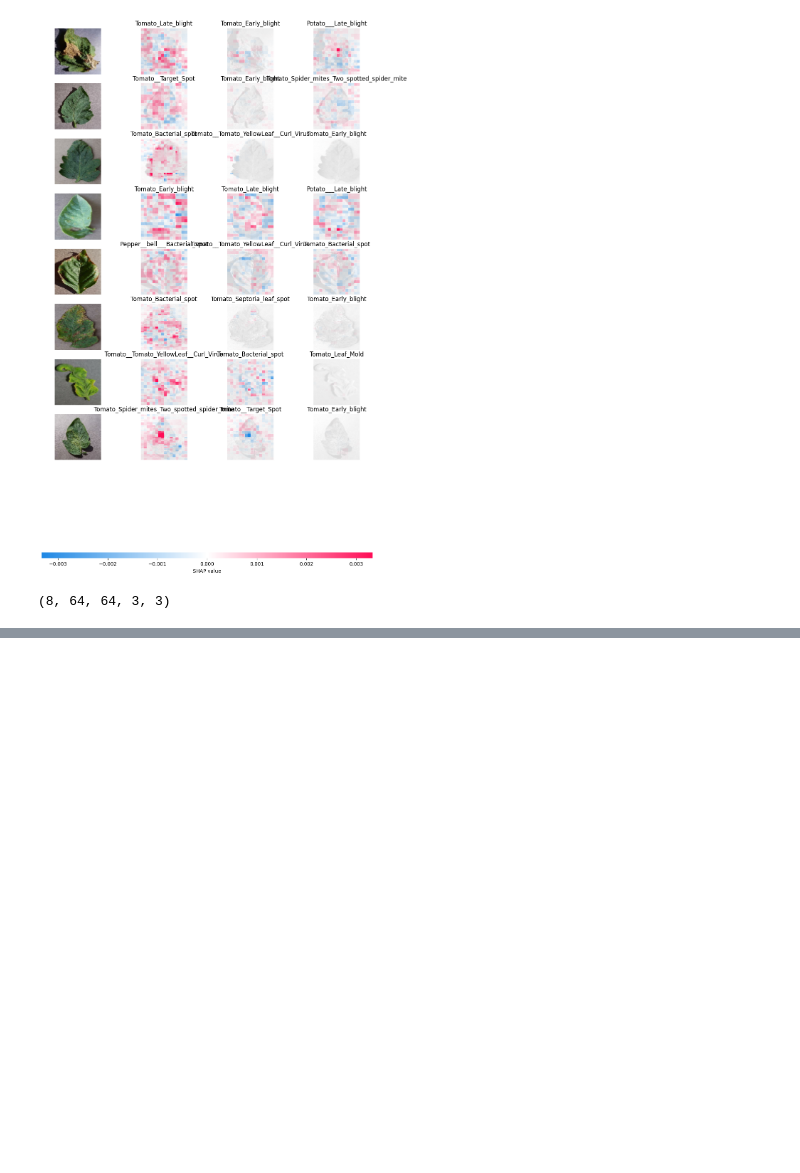
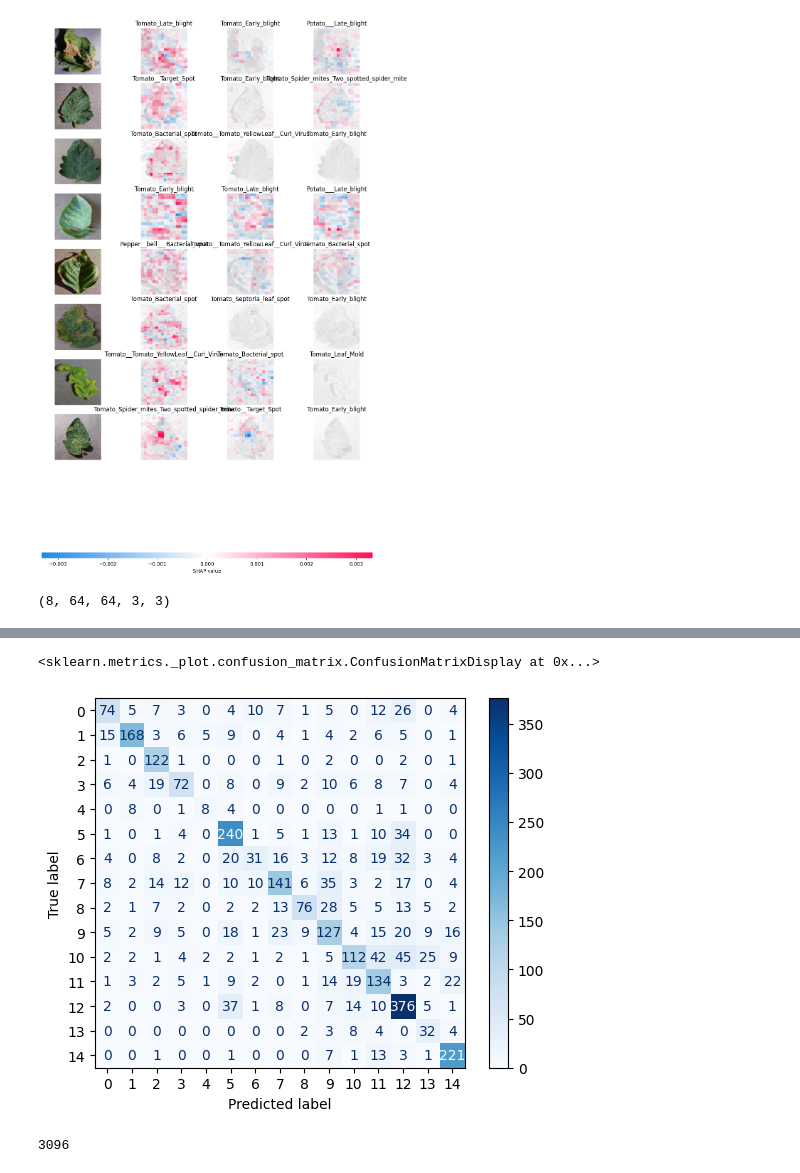
Before and after one commit to oceeta/crop-disease-detection, a Jupyter notebook: training/training copy.ipynb, the cells around one changed output, grey strips where cells are left out. Cells and saved outputs as stored; diff of their text form; code cells hidden in the pictures; blank space fills up the shorter version.

```diff
--- a/training/training copy.ipynb
+++ b/training/training copy.ipynb
@@ -371,0 +410,21 @@ config={'module': 'keras', 'class_name': 'Sequential', 'config': {'name': 'seque
+# %%
+from tensorflow.keras.applications import MobileNetV2
+from tensorflow.keras import layers, models
+
+# Load the MobileNetV2 base model (pretrained on ImageNet)
+base_model = MobileNetV2(weights='imagenet', include_top=False, input_shape=(IMAGE_SIZE, IMAGE_SIZE, CHANNELS))
+
+# Freeze the base model layers
+base_model.trainable = False
+# %%
+model = models.Sequential([
+    base_model,
+    layers.GlobalAveragePooling2D(),
+    layers.Dense(128, activation='relu'),
+    layers.Dropout(0.3),  # Regularization
+    layers.Dense(15, activation='softmax')  # Output layer
+])
+# %%
+model.compile(optimizer='adam',
+              loss='sparse_categorical_crossentropy',
+              metrics=['accuracy'])
@@ -371,0 +453,5 @@ config={'module': 'keras', 'class_name': 'Sequential', 'config': {'name': 'seque
+# %%
+history = model.fit(train_ds,
+                    validation_data=val_ds,
+                    epochs=5,  # Keep epochs low for time constraints
+                    verbose=1)
@@ -371,0 +474,20 @@ config={'module': 'keras', 'class_name': 'Sequential', 'config': {'name': 'seque
+# %%
+from sklearn.metrics import confusion_matrix, ConfusionMatrixDisplay
+import numpy as np
+
+# Make predictions
+y_pred = []
+y_true = []
+
+for images, labels in test_ds:
+    preds = model.predict(images)
+    y_pred.extend(np.argmax(preds, axis=1))
+    y_true.extend(labels.numpy())
+
+# Compute confusion matrix
+conf_matrix = confusion_matrix(y_true, y_pred)
+print(conf_matrix)
+
+disp = ConfusionMatrixDisplay(confusion_matrix=conf_matrix)
+disp.plot(cmap="Blues")  # Change colormap as desired
+# %% [output]
@@ -371,0 +511,6 @@ config={'module': 'keras', 'class_name': 'Sequential', 'config': {'name': 'seque
+<sklearn.metrics._plot.confusion_matrix.ConfusionMatrixDisplay at 0x...>
+[figure, added]
+# %%
+len(y_true)
+# %% [output]
+3096
```
Also changed, not shown: parts of 22 cells of this notebook, 7 other files.
